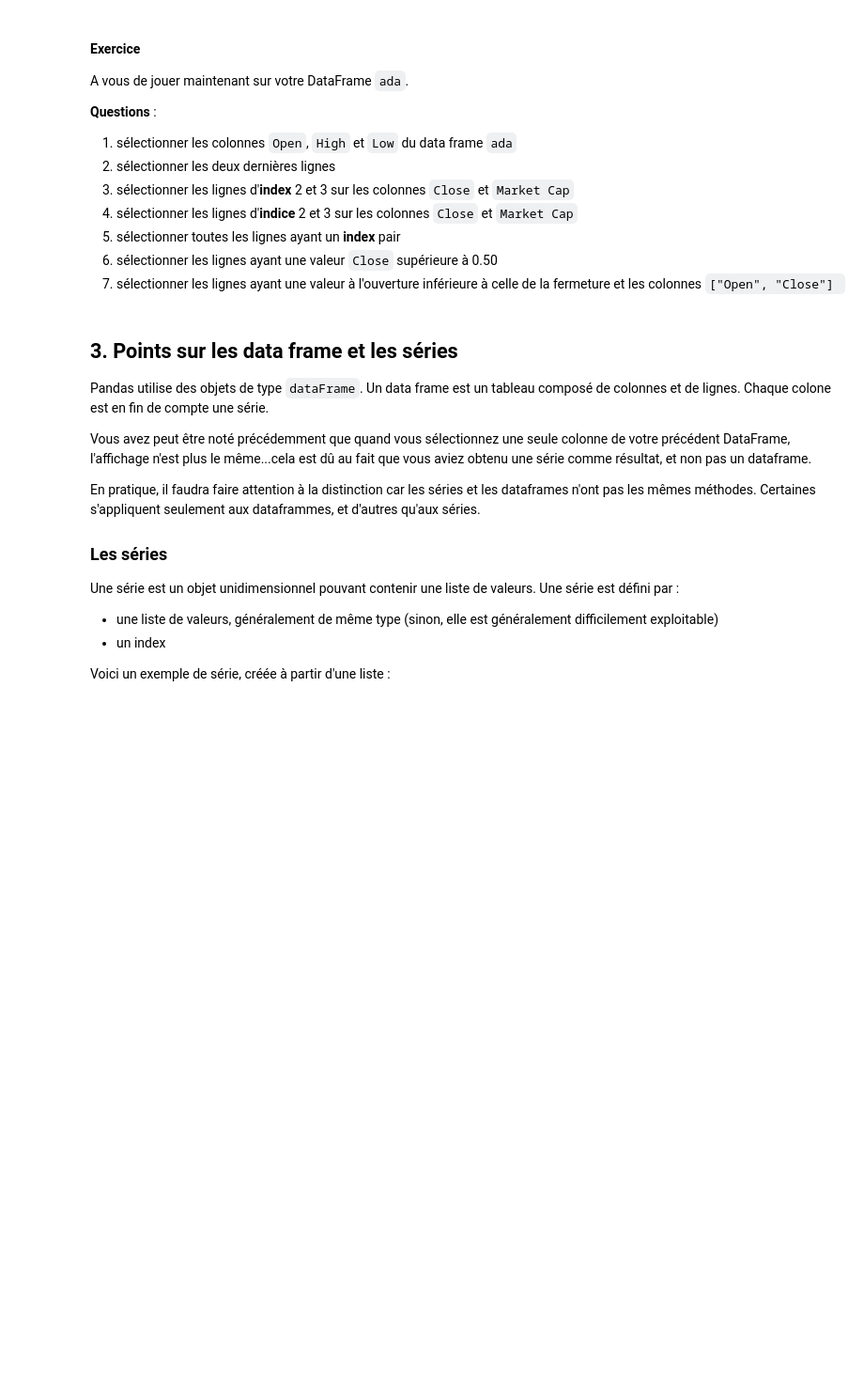
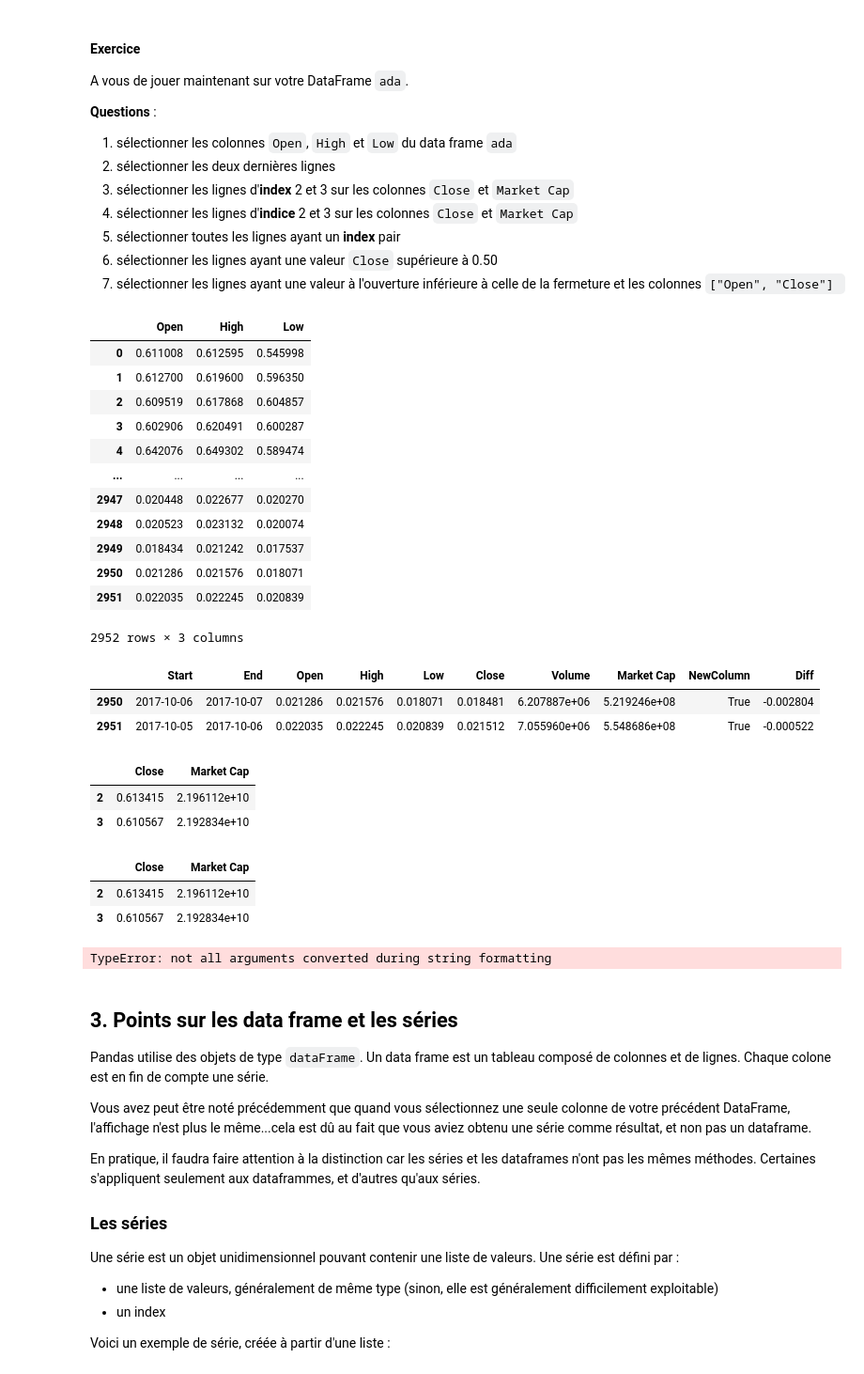
Before and after one commit to Meety004/PT_INFO, a Jupyter notebook: peip-trader-main/03 - Pandas.ipynb, the cells around one changed output. Shown at 94% size. Drawn from its saved outputs; the diff is of its cells as text; code cells hidden in the pictures; blank space fills up the shorter version.

```diff
--- a/peip-trader-main/03 - Pandas.ipynb
+++ b/peip-trader-main/03 - Pandas.ipynb
@@ -177,3 +286,41 @@ A vous de jouer maintenant sur votre DataFrame `ada`.
+# %%
+btc.loc[:, ['Open', 'High', 'Low']]
+# %% [output]
+|  | Open | High | Low |
+| 0 | 0.611008 | 0.612595 | 0.545998 |
+| 1 | 0.612700 | 0.619600 | 0.596350 |
+| 2 | 0.609519 | 0.617868 | 0.604857 |
+| 3 | 0.602906 | 0.620491 | 0.600287 |
+| 4 | 0.642076 | 0.649302 | 0.589474 |
+| ... | ... | ... | ... |
+| 2947 | 0.020448 | 0.022677 | 0.020270 |
+| 2948 | 0.020523 | 0.023132 | 0.020074 |
+| 2949 | 0.018434 | 0.021242 | 0.017537 |
+| 2950 | 0.021286 | 0.021576 | 0.018071 |
+| 2951 | 0.022035 | 0.022245 | 0.020839 |
+2952 rows × 3 columns
+# %%
+btc.loc[2950:2951, :]
+# %% [output]
+|  | Start | End | Open | High | Low | Close | Volume | Market Cap | NewColumn | Diff |
+| 2950 | 2017-10-06 | 2017-10-07 | 0.021286 | 0.021576 | 0.018071 | 0.018481 | 6.207887e+06 | 5.219246e+08 | True | -0.002804 |
+| 2951 | 2017-10-05 | 2017-10-06 | 0.022035 | 0.022245 | 0.020839 | 0.021512 | 7.055960e+06 | 5.548686e+08 | True | -0.000522 |
+# %%
+btc.loc[2:3, ['Close', 'Market Cap']]
+# %% [output]
+|  | Close | Market Cap |
+| 2 | 0.613415 | 2.196112e+10 |
+| 3 | 0.610567 | 2.192834e+10 |
+# %%
+btc.iloc[2:4, [5, 7]]
+# %% [output]
+|  | Close | Market Cap |
+| 2 | 0.613415 | 2.196112e+10 |
+| 3 | 0.610567 | 2.192834e+10 |
+# %%
+btc.iloc[(btc.iloc[:, 0] % 2 == 0),  :]
+# %% [output]
+TypeError: not all arguments converted during string formatting
 # %%
 # réponse question 6
 # %%
```
Also changed, not shown: parts of 34 cells of this notebook.
